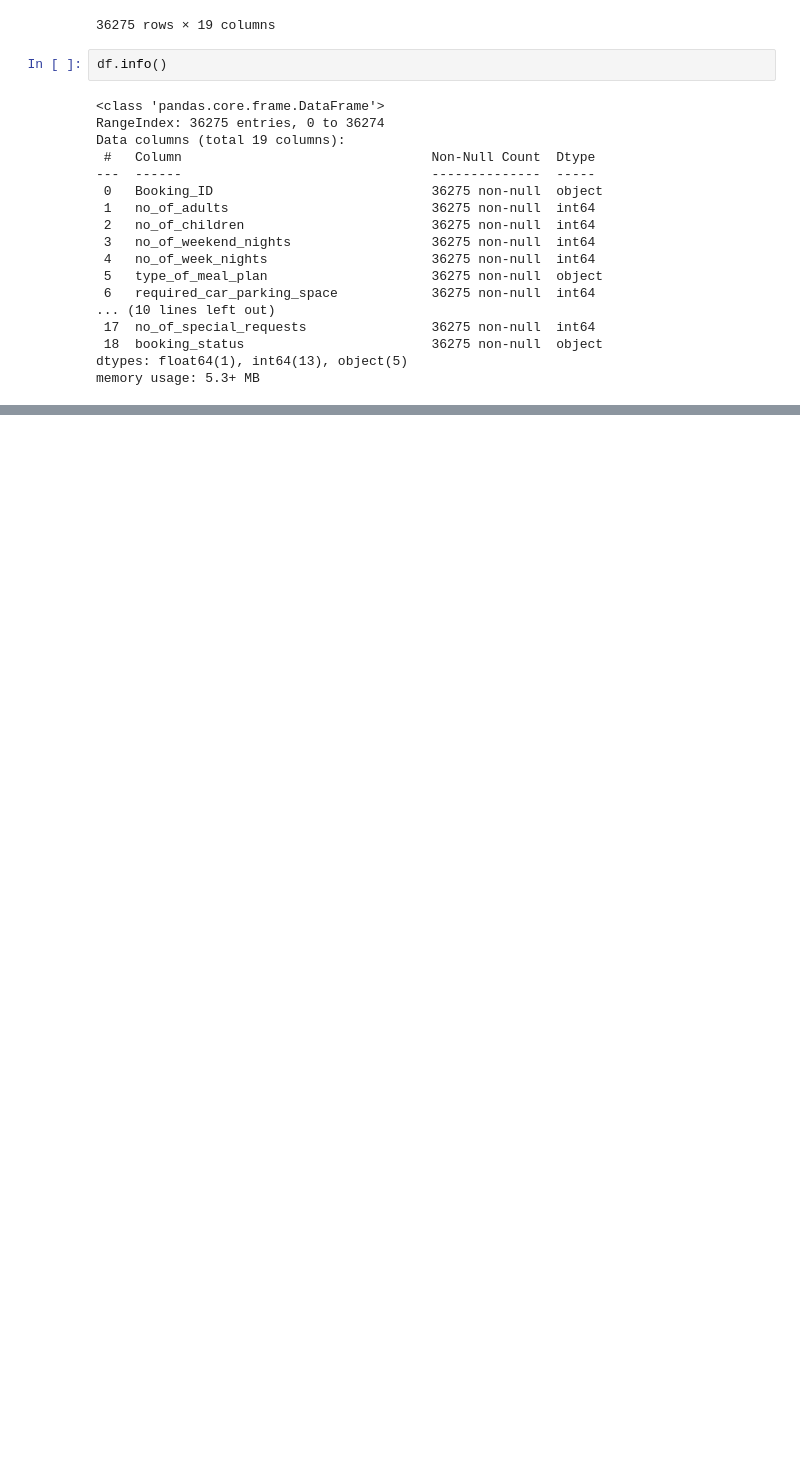
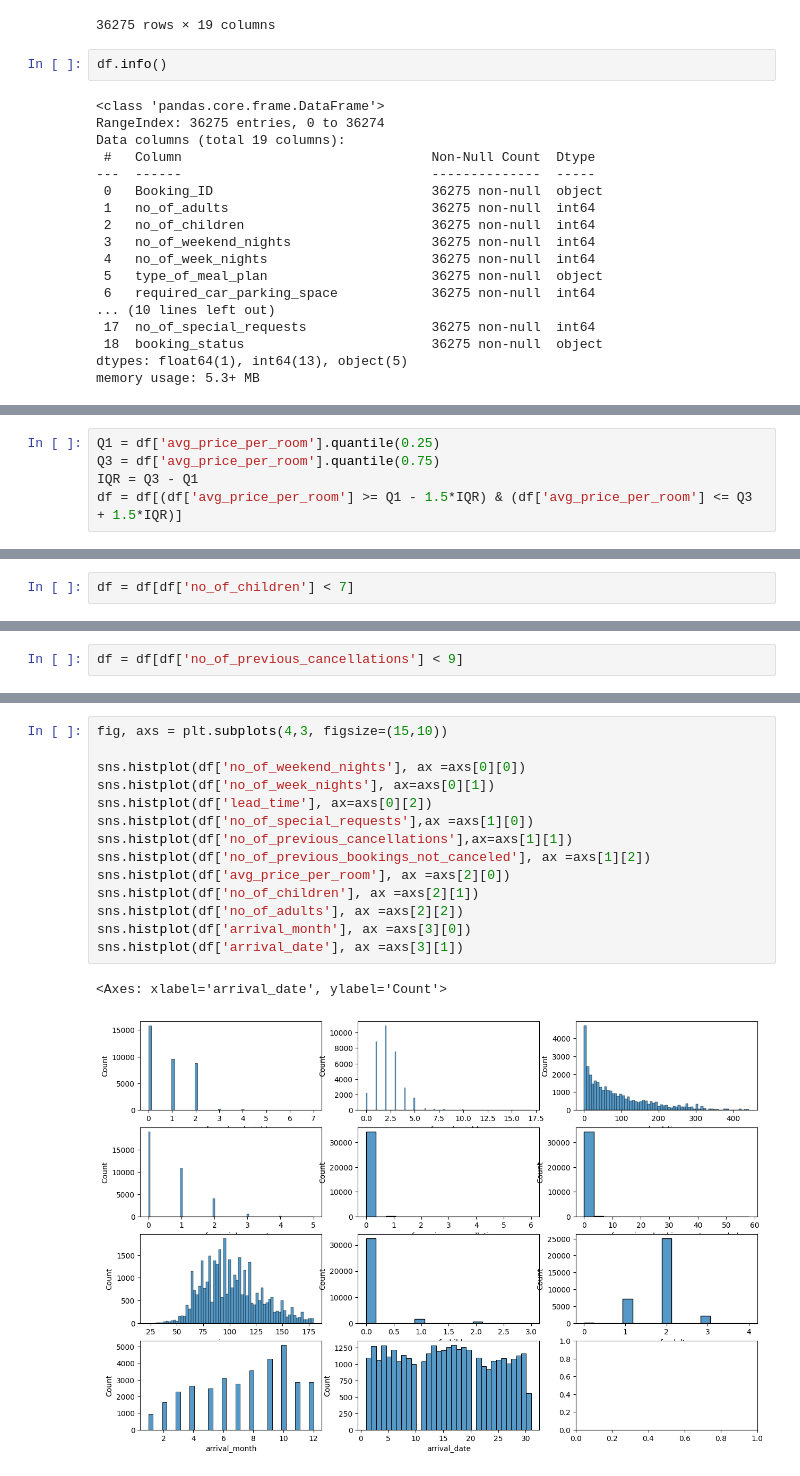
Before and after one commit to Aimal10/schulich_data_science_1, a Jupyter notebook: Final_project.ipynb, the cells around one changed output, grey strips where cells are left out. Saved outputs shown, nothing was run; the diff lists cells and outputs as text; blank space fills up the shorter version.

```diff
--- a/Final_project.ipynb
+++ b/Final_project.ipynb
@@ -66,0 +151,5 @@ df.describe(include='all')
+# %%
+Q1 = df['avg_price_per_room'].quantile(0.25)
+Q3 = df['avg_price_per_room'].quantile(0.75)
+IQR = Q3 - Q1
+df = df[(df['avg_price_per_room'] >= Q1 - 1.5*IQR) & (df['avg_price_per_room'] <= Q3 + 1.5*IQR)]
@@ -66,0 +176,2 @@ df.describe(include='all')
+# %%
+df = df[df['no_of_children'] < 7]
@@ -66,0 +198,2 @@ df.describe(include='all')
+# %%
+df = df[df['no_of_previous_cancellations'] < 9]
@@ -66,0 +220,17 @@ df.describe(include='all')
+# %%
+fig, axs = plt.subplots(4,3, figsize=(15,10))
+
+sns.histplot(df['no_of_weekend_nights'], ax =axs[0][0])
+sns.histplot(df['no_of_week_nights'], ax=axs[0][1])
+sns.histplot(df['lead_time'], ax=axs[0][2])
+sns.histplot(df['no_of_special_requests'],ax =axs[1][0])
+sns.histplot(df['no_of_previous_cancellations'],ax=axs[1][1])
+sns.histplot(df['no_of_previous_bookings_not_canceled'], ax =axs[1][2])
+sns.histplot(df['avg_price_per_room'], ax =axs[2][0])
+sns.histplot(df['no_of_children'], ax =axs[2][1])
+sns.histplot(df['no_of_adults'], ax =axs[2][2])
+sns.histplot(df['arrival_month'], ax =axs[3][0])
+sns.histplot(df['arrival_date'], ax =axs[3][1])
+# %% [output]
+<Axes: xlabel='arrival_date', ylabel='Count'>
+[figure, added]
```
Also changed, not shown: parts of 50 cells of this notebook.
